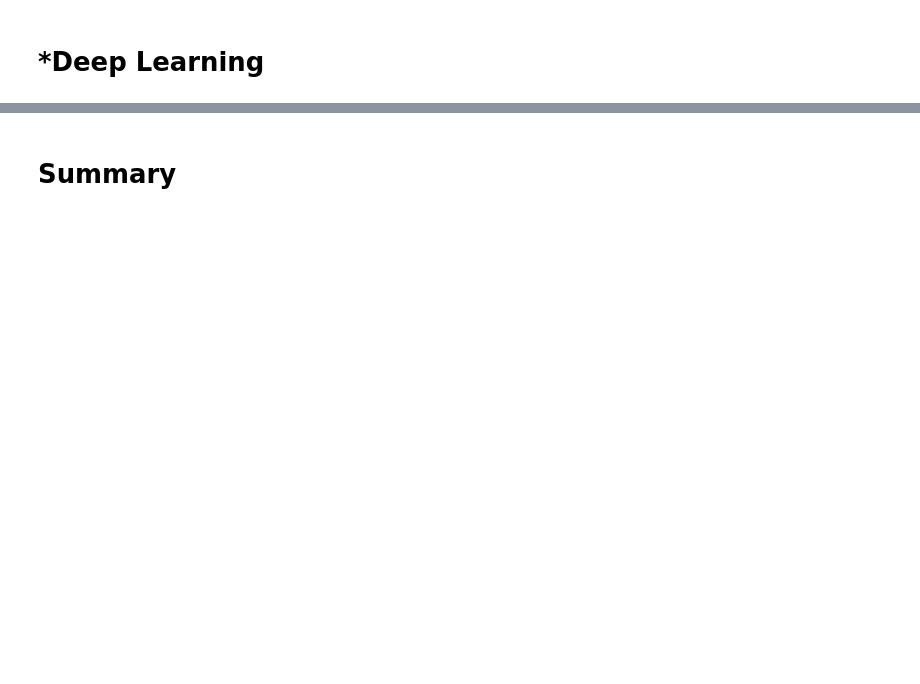
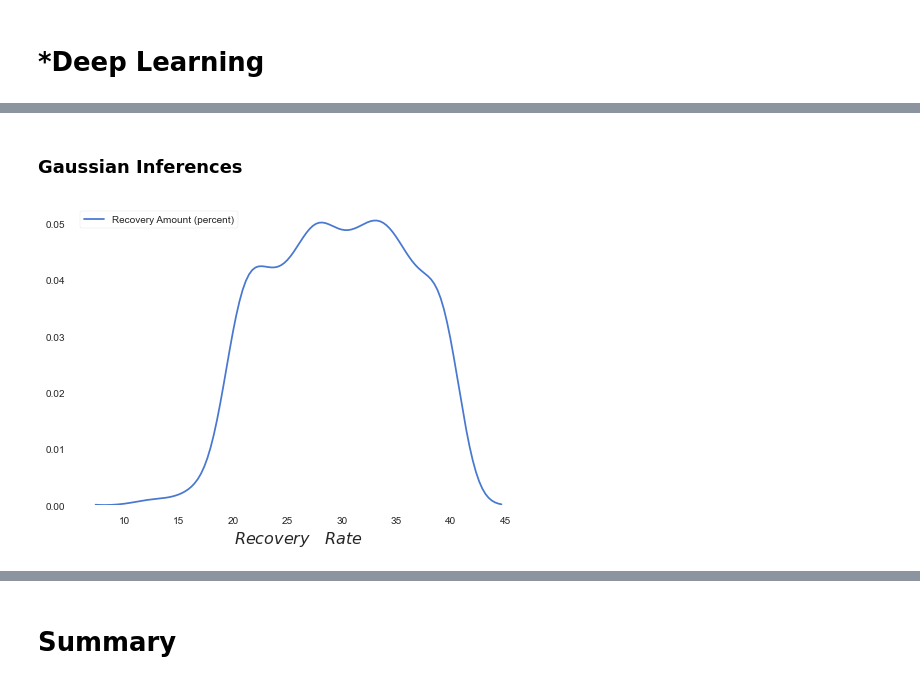
Before and after one commit to Pangbo15/SIQEF-RA-2020, a Jupyter notebook: SIQEF Assignment/scikit_learn/My First ML Case/novice sklearn tutorial.ipynb, the cells around one changed output, grey strips where cells are left out. Drawn from its saved outputs; the diff is of its cells as text; code cells hidden in the pictures; blank space fills up the shorter version.

```diff
--- a/SIQEF Assignment/scikit_learn/My First ML Case/novice sklearn tutorial.ipynb
+++ b/SIQEF Assignment/scikit_learn/My First ML Case/novice sklearn tutorial.ipynb
@@ -1585,0 +1628,16 @@ In general, deep learning is a back-end technology rather than a front-end. We a
+# %%
+#用贝叶斯展示所有违约率曲线分布，找图形模拟一下；再尝试注入一个主观先验的情景；单变量描绘的混合模型；高斯核函数模拟
+#图像断点分析 book2例子，
+
+import pymc3 as pm
+from scipy import stats
+import seaborn as sns
+import arviz as az
+
+palette = 'muted'
+sns.set_palette(palette); sns.set_color_codes(palette)
+np.set_printoptions(precision=2)
+pd.set_option('display.precision', 2)
+
+y = df_ml['Recovery Amount (percent)']
+y
@@ -1585,0 +1658,16 @@ In general, deep learning is a back-end technology rather than a front-end. We a
+# %% [markdown]
+### Gaussian Inferences
+# %%
+# Remove outliers using the interquartile rule(depends on requirements)
+quant = np.percentile(y, [25, 75])
+iqr = quant[1] - quant[0]
+upper_b = quant[1] + iqr * 1.5
+lower_b = quant[0] - iqr * 1.5
+y_clean = y[(y > lower_b) & (y < upper_b)]
+
+# Plot Kernel Density Estimation
+sns.kdeplot(y_clean)
+plt.xlabel('$Recovery \quad Rate$', fontsize=16)
+plt.savefig('RecoveryRate.png', dpi=300, figsize=(5.5, 5.5))
+# %% [output]
+[figure, added]
```
Also changed, not shown: parts of 44 cells of this notebook, 25 other files.
